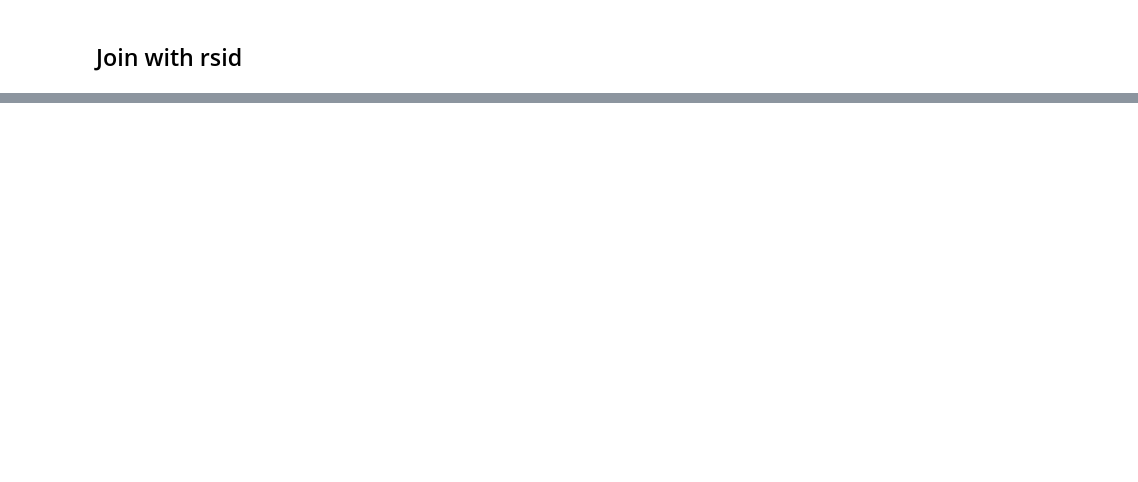
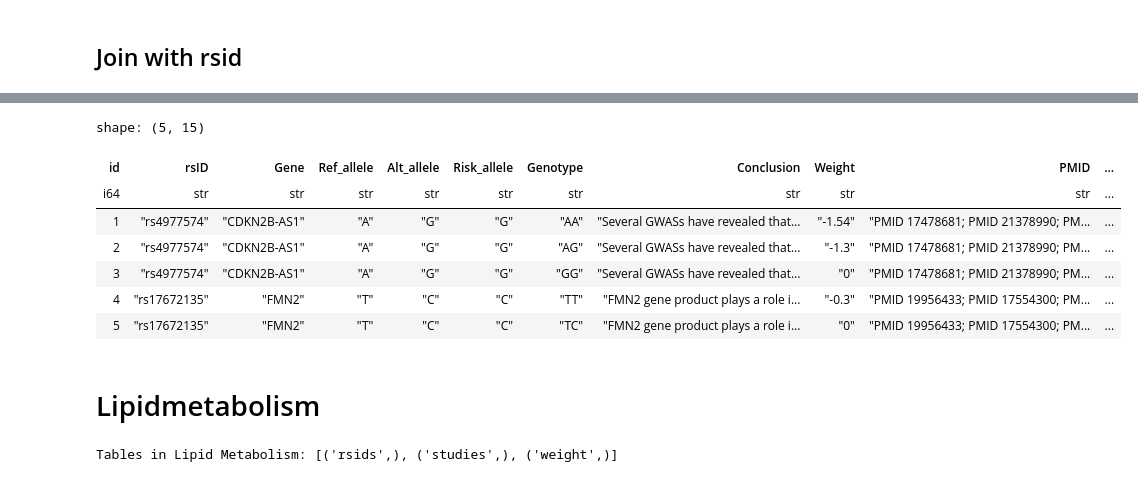
Before and after one commit to dna-seq/prepare-annotations, a Jupyter notebook: notebooks/prepare_modules.ipynb, the cells around one changed output, grey strips where cells are left out. Drawn from its saved outputs; the diff is of its cells as text; code cells hidden in the pictures; blank space fills up the shorter version.

```diff
--- a/notebooks/prepare_modules.ipynb
+++ b/notebooks/prepare_modules.ipynb
@@ -289,0 +265,22 @@ for table in tables:
+# %%
+coronary_db = modules / "just_coronary" / "coronary.sqlite"
+conn_coronary = sqlite3.connect(coronary_db)
+coronary = pl.read_database("SELECT * FROM coronary_disease", connection=conn_coronary).lazy()
+coronary.head(5).collect(engine="streaming")
+# %% [output]
+shape: (5, 15)
+| id | rsID | Gene | Ref_allele | Alt_allele | Risk_allele | Genotype | Conclusion | Weight | PMID | ... |
+| i64 | str | str | str | str | str | str | str | str | str | ... |
+| 1 | "rs4977574" | "CDKN2B-AS1" | "A" | "G" | "G" | "AA" | "Several GWASs have revealed that... | "-1.54" | "PMID 17478681; PMID 21378990; PM... | ... |
+| 2 | "rs4977574" | "CDKN2B-AS1" | "A" | "G" | "G" | "AG" | "Several GWASs have revealed that... | "-1.3" | "PMID 17478681; PMID 21378990; PM... | ... |
+| 3 | "rs4977574" | "CDKN2B-AS1" | "A" | "G" | "G" | "GG" | "Several GWASs have revealed that... | "0" | "PMID 17478681; PMID 21378990; PM... | ... |
+| 4 | "rs17672135" | "FMN2" | "T" | "C" | "C" | "TT" | "FMN2 gene product plays a role i... | "-0.3" | "PMID 19956433; PMID 17554300; PM... | ... |
+| 5 | "rs17672135" | "FMN2" | "T" | "C" | "C" | "TC" | "FMN2 gene product plays a role i... | "0" | "PMID 19956433; PMID 17554300; PM... | ... |
+# %% [markdown]
+# Lipidmetabolism
+# %%
+lipid_metabolism_db = modules / "just_lipidmetabolism" / "lipid_metabolism.sqlite"
+conn_lipid = sqlite3.connect(lipid_metabolism_db)
+print(f"Tables in Lipid Metabolism: {list_tables(conn_lipid)}")
+# %% [output]
+Tables in Lipid Metabolism: [('rsids',), ('studies',), ('weight',)]
```
Also changed, not shown: parts of 46 cells of this notebook, 3 other files.
